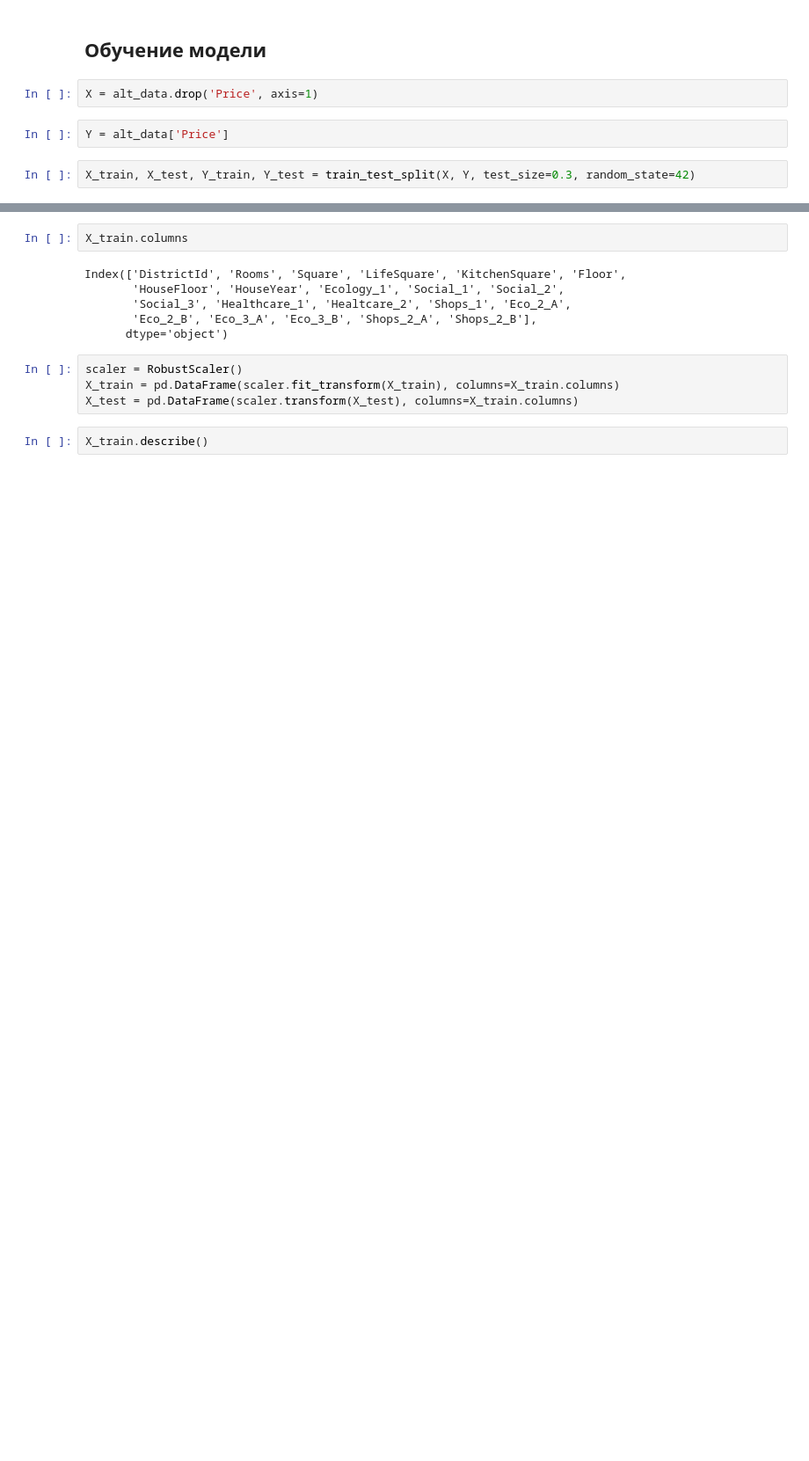
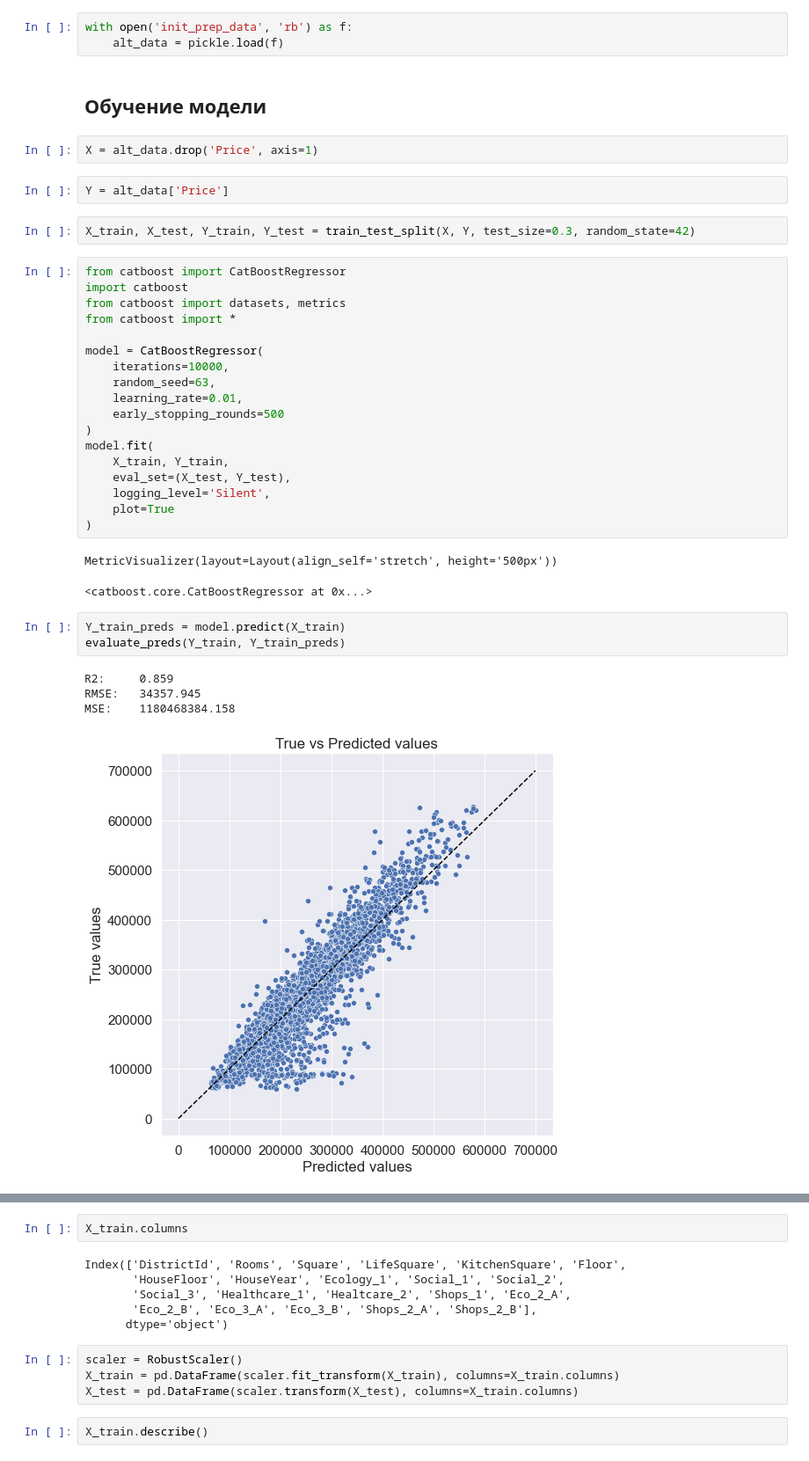
Before and after one commit to Anbionchik/Git_brain_lessons, a Jupyter notebook: Python_libs/Course Work/Course_Work_Khlopkov.ipynb, the cells around one changed output, grey strips where cells are left out. Shown at 88% size. Cells and saved outputs as stored; diff of their text form; blank space fills up the shorter version.

```diff
--- a/Python_libs/Course Work/Course_Work_Khlopkov.ipynb
+++ b/Python_libs/Course Work/Course_Work_Khlopkov.ipynb
@@ -402,6 +402,9 @@ True
 # %%
 with open('init_prep_data', 'wb') as f:
     pickle.dump(alt_data, f)
+# %%
+with open('init_prep_data', 'rb') as f:
+    alt_data = pickle.load(f)
 # %% [markdown]
 ## Обучение модели
 # %%
@@ -410,3 +413,32 @@ X = alt_data.drop('Price', axis=1)
 Y = alt_data['Price']
 # %%
 X_train, X_test, Y_train, Y_test = train_test_split(X, Y, test_size=0.3, random_state=42)
+# %%
+from catboost import CatBoostRegressor
+import catboost
+from catboost import datasets, metrics
+from catboost import *
+
+model = CatBoostRegressor(
+    iterations=10000,
+    random_seed=63,
+    learning_rate=0.01,
+    early_stopping_rounds=500
+)
+model.fit(
+    X_train, Y_train,
+    eval_set=(X_test, Y_test),
+    logging_level='Silent',
+    plot=True
+)
+# %% [output]
+MetricVisualizer(layout=Layout(align_self='stretch', height='500px'))
+<catboost.core.CatBoostRegressor at 0x...>
+# %%
+Y_train_preds = model.predict(X_train)
+evaluate_preds(Y_train, Y_train_preds)
+# %% [output]
+R2:     0.859
+RMSE:   34357.945
+MSE:    1180468384.158
+[figure, added]
```
Also changed, not shown: parts of 6 cells of this notebook, 3 other files.
